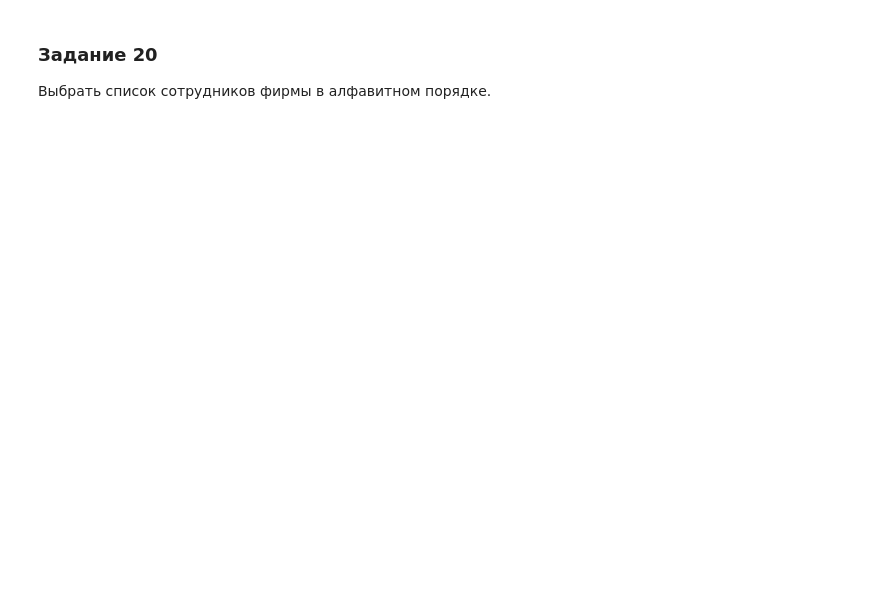
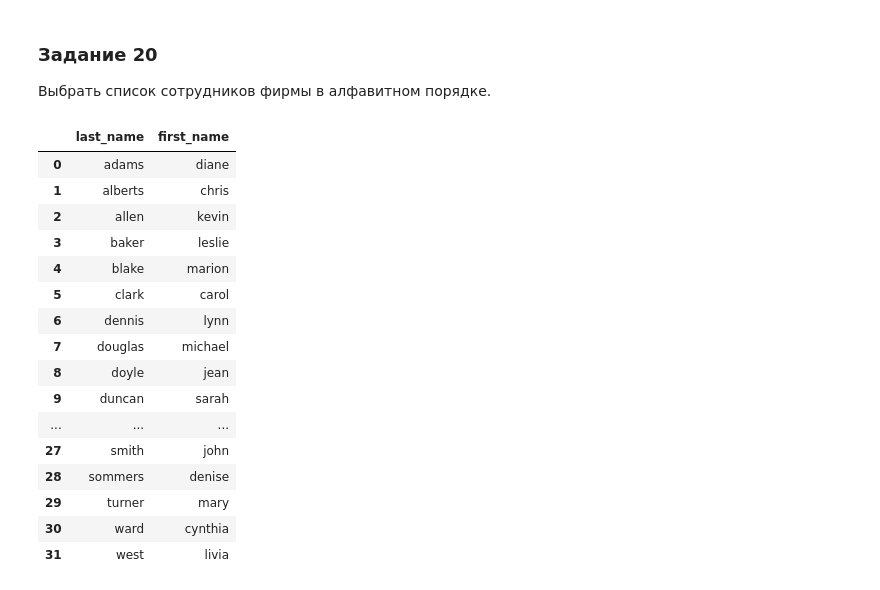
Before and after one commit to theysee/sberbank_reboot, a Jupyter notebook: Поток_3_Практика_к_занятию_4.ipynb, the cells around one changed output. Saved outputs shown, nothing was run; the diff lists cells and outputs as text; code cells hidden in the pictures; blank space fills up the shorter version.

```diff
--- a/Поток_3_Практика_к_занятию_4.ipynb
+++ b/Поток_3_Практика_к_занятию_4.ipynb
@@ -391,3 +513,31 @@ pd.read_sql_query('''
 # %% [markdown]
 ### Задание 20
 Выбрать список сотрудников фирмы в алфавитном порядке.
+# %%
+pd.read_sql_query('''
+SELECT
+  last_name,
+  first_name
+FROM
+  Employee
+ORDER BY
+  last_name
+''',conn)
+# %% [output]
+|  | last_name | first_name |
+| 0 | adams | diane |
+| 1 | alberts | chris |
+| 2 | allen | kevin |
+| 3 | baker | leslie |
+| 4 | blake | marion |
+| 5 | clark | carol |
+| 6 | dennis | lynn |
+| 7 | douglas | michael |
+| 8 | doyle | jean |
+| 9 | duncan | sarah |
+| ... | ... | ... |
+| 27 | smith | john |
+| 28 | sommers | denise |
+| 29 | turner | mary |
+| 30 | ward | cynthia |
+| 31 | west | livia |
```
Also changed, not shown: parts of 10 cells of this notebook.
